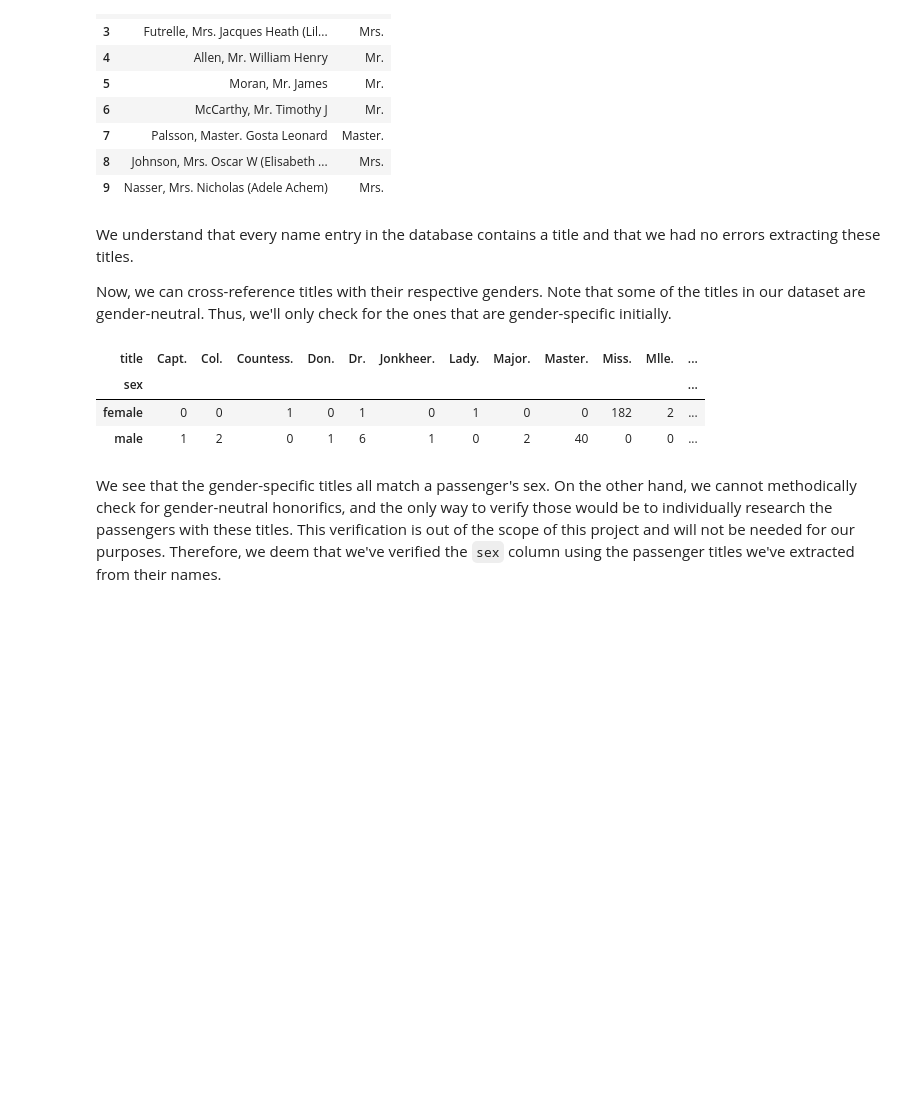
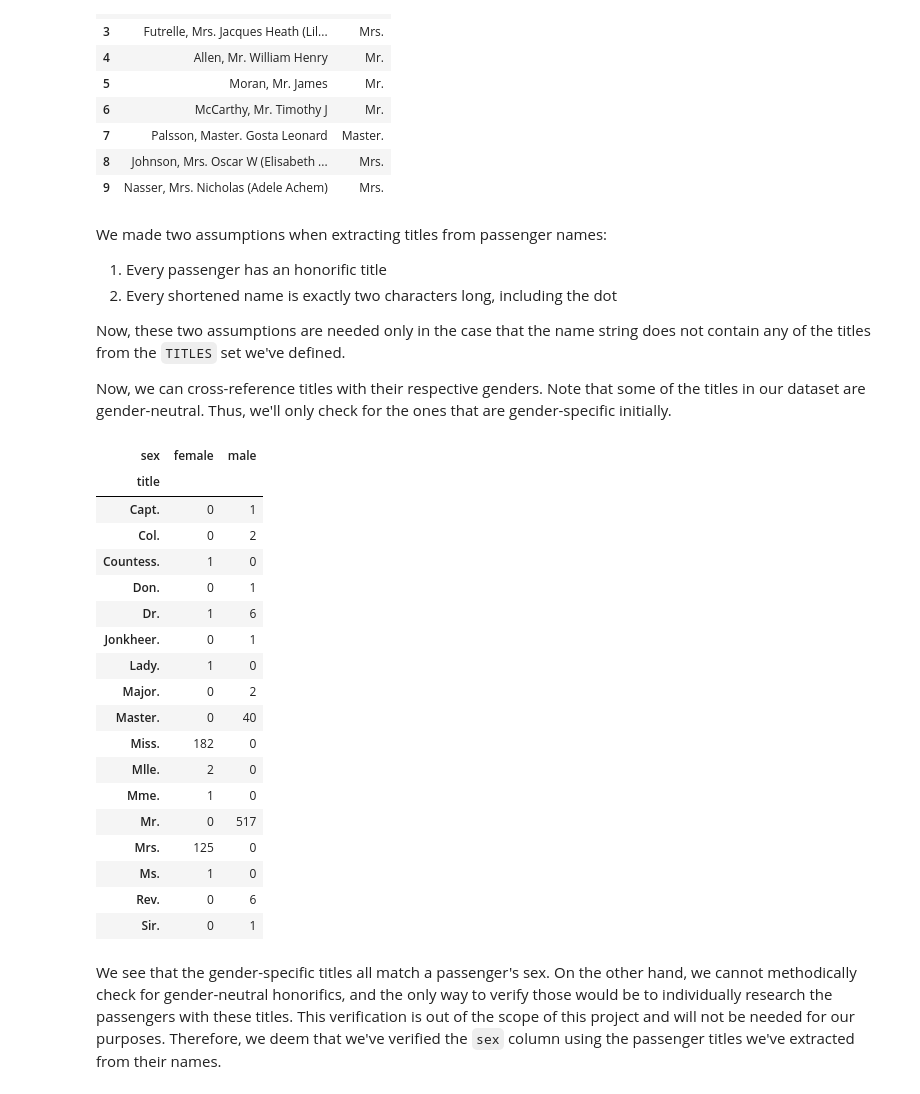
Before and after one commit to dunarand/Kaggle-Titanic-Competition, a Jupyter notebook: notebooks/2 - Data Wrangling.ipynb, the cells around one changed output. Drawn from its saved outputs; the diff is of its cells as text; code cells hidden in the pictures; blank space fills up the shorter version.

```diff
--- a/notebooks/2 - Data Wrangling.ipynb
+++ b/notebooks/2 - Data Wrangling.ipynb
@@ -406,7 +439,7 @@ translated as 'young lord' in Dutch
 
 Let's now create a column `title` from the names.
 # %%
-titles = [
+TITLES = {
     "Mr.",
     "Mrs.",
     "Miss.",
@@ -424,7 +457,7 @@ titles = [
     "Capt.",
     "Countess.",
     "Jonkheer.",
-]
+}
 
 
 def extract_title(name: str) -> str | None:
@@ -442,9 +475,20 @@ def extract_title(name: str) -> str | None:
         Honorific title
     """
     str_list = name.split(" ")
-    for _str in str_list:
-        if _str in titles:
-            return _str
+    for word in str_list:
+        if word in TITLES:
+            return word
+
+    dotted = [word for word in str_list if "." in word]
+
+    # Every person has a title;
+    if len(dotted) == 1:
+        return dotted[0]
+
+    # Every shortened name is exactly 2 chars long
+    if len(dotted) > 1:
+        return next(word for word in dotted if len(word) > 2)
+
     return None
 # %%
 df["title"] = df["name"].apply(extract_title)
@@ -466,19 +510,39 @@ Missing title values count: 0
 | 8 | Johnson, Mrs. Oscar W (Elisabeth ... | Mrs. |
 | 9 | Nasser, Mrs. Nicholas (Adele Achem) | Mrs. |
 # %% [markdown]
-We understand that every name entry in the database contains a title and that
-we had no errors extracting these titles.
+We made two assumptions when extracting titles from passenger names:
+
+1. Every passenger has an honorific title
+2. Every shortened name is exactly two characters long, including the dot
+
+Now, these two assumptions are needed only in the case that the name string
+does not contain any of the titles from the `TITLES` set we've defined.
 
 Now, we can cross-reference titles with their respective genders. Note that
 some of the titles in our dataset are gender-neutral. Thus, we'll only check
 for the ones that are gender-specific initially.
 # %%
-pd.crosstab(df["sex"], df["title"])
+pd.crosstab(df["title"], df["sex"])
 # %% [output]
-| title | Capt. | Col. | Countess. | Don. | Dr. | Jonkheer. | Lady. | Major. | Master. | Miss. | Mlle. | ... |
-| sex |  |  |  |  |  |  |  |  |  |  |  | ... |
-| female | 0 | 0 | 1 | 0 | 1 | 0 | 1 | 0 | 0 | 182 | 2 | ... |
-| male | 1 | 2 | 0 | 1 | 6 | 1 | 0 | 2 | 40 | 0 | 0 | ... |
+| sex | female | male |
+| title |  |  |
+| Capt. | 0 | 1 |
+| Col. | 0 | 2 |
+| Countess. | 1 | 0 |
+| Don. | 0 | 1 |
+| Dr. | 1 | 6 |
+| Jonkheer. | 0 | 1 |
+| Lady. | 1 | 0 |
+| Major. | 0 | 2 |
+| Master. | 0 | 40 |
+| Miss. | 182 | 0 |
+| Mlle. | 2 | 0 |
+| Mme. | 1 | 0 |
+| Mr. | 0 | 517 |
+| Mrs. | 125 | 0 |
+| Ms. | 1 | 0 |
+| Rev. | 0 | 6 |
+| Sir. | 0 | 1 |
 # %% [markdown]
 We see that the gender-specific titles all match a passenger's sex. On the
 other hand, we cannot methodically check for gender-neutral honorifics, and
```
Also changed, not shown: parts of 73 cells of this notebook, 2 other files.
